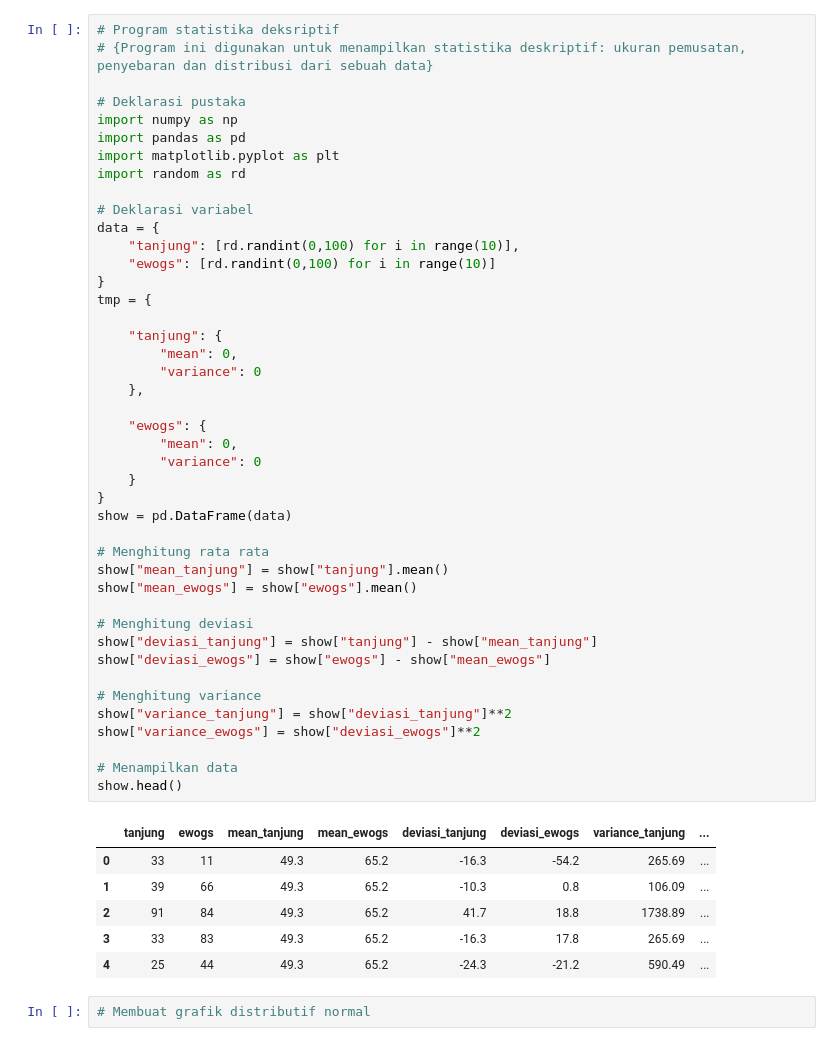
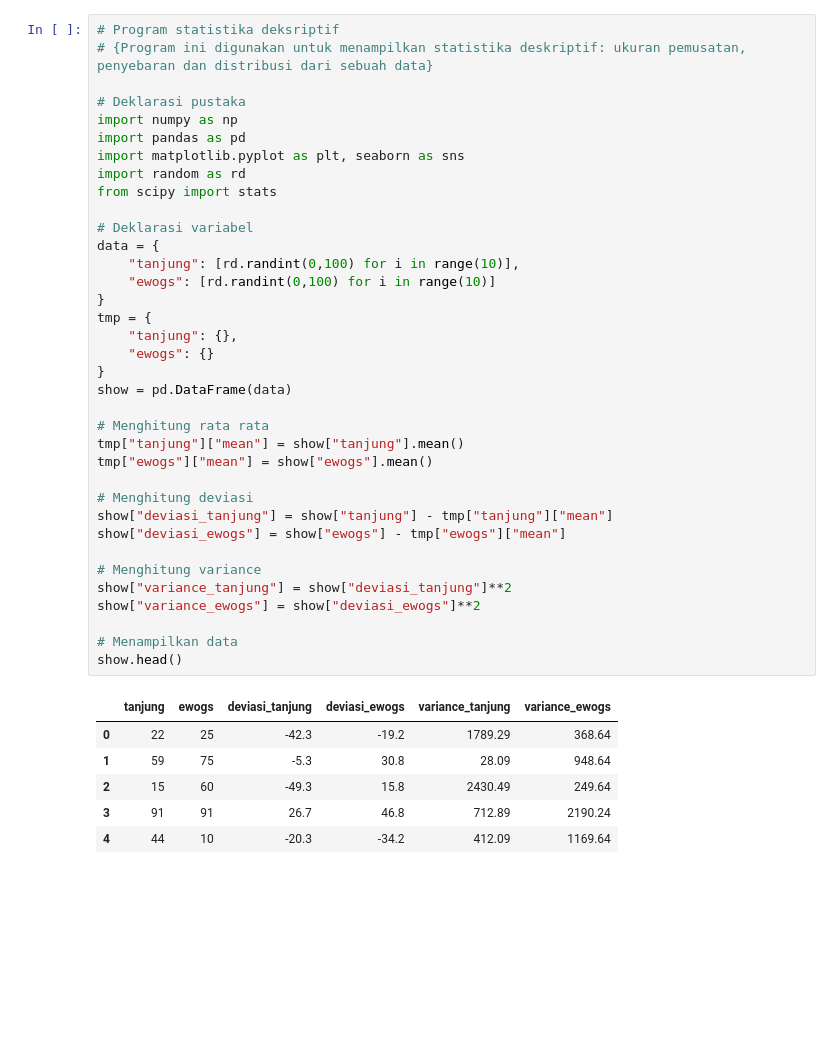
Before and after one commit to oskhar/Statistika-Deskriptif, a Jupyter notebook: Kelompok_2.ipynb, the cells around one changed output. Drawn from its saved outputs; the diff is of its cells as text; blank space fills up the shorter version.

```diff
--- a/Kelompok_2.ipynb
+++ b/Kelompok_2.ipynb
@@ -3,52 +3,43 @@
 # %%
 # Program statistika deksriptif
 # {Program ini digunakan untuk menampilkan statistika deskriptif: ukuran pemusatan, penyebaran dan distribusi dari sebuah data}
 
 # Deklarasi pustaka
 import numpy as np
 import pandas as pd
-import matplotlib.pyplot as plt
+import matplotlib.pyplot as plt, seaborn as sns
 import random as rd
+from scipy import stats
 
 # Deklarasi variabel
 data = {
     "tanjung": [rd.randint(0,100) for i in range(10)],
     "ewogs": [rd.randint(0,100) for i in range(10)]
 }
 tmp = {
-
-    "tanjung": {
-        "mean": 0,
-        "variance": 0
-    },
-
-    "ewogs": {
-        "mean": 0,
-        "variance": 0
-    }
+    "tanjung": {},
+    "ewogs": {}
 }
 show = pd.DataFrame(data)
 
 # Menghitung rata rata
-show["mean_tanjung"] = show["tanjung"].mean()
-show["mean_ewogs"] = show["ewogs"].mean()
+tmp["tanjung"]["mean"] = show["tanjung"].mean()
+tmp["ewogs"]["mean"] = show["ewogs"].mean()
 
 # Menghitung deviasi
-show["deviasi_tanjung"] = show["tanjung"] - show["mean_tanjung"]
-show["deviasi_ewogs"] = show["ewogs"] - show["mean_ewogs"]
+show["deviasi_tanjung"] = show["tanjung"] - tmp["tanjung"]["mean"]
+show["deviasi_ewogs"] = show["ewogs"] - tmp["ewogs"]["mean"]
 
 # Menghitung variance
 show["variance_tanjung"] = show["deviasi_tanjung"]**2
 show["variance_ewogs"] = show["deviasi_ewogs"]**2
 
 # Menampilkan data
 show.head()
 # %% [output]
-|  | tanjung | ewogs | mean_tanjung | mean_ewogs | deviasi_tanjung | deviasi_ewogs | variance_tanjung | ... |
-| 0 | 33 | 11 | 49.3 | 65.2 | -16.3 | -54.2 | 265.69 | ... |
-| 1 | 39 | 66 | 49.3 | 65.2 | -10.3 | 0.8 | 106.09 | ... |
-| 2 | 91 | 84 | 49.3 | 65.2 | 41.7 | 18.8 | 1738.89 | ... |
-| 3 | 33 | 83 | 49.3 | 65.2 | -16.3 | 17.8 | 265.69 | ... |
-| 4 | 25 | 44 | 49.3 | 65.2 | -24.3 | -21.2 | 590.49 | ... |
+|  | tanjung | ewogs | deviasi_tanjung | deviasi_ewogs | variance_tanjung | variance_ewogs |
+| 0 | 22 | 25 | -42.3 | -19.2 | 1789.29 | 368.64 |
+| 1 | 59 | 75 | -5.3 | 30.8 | 28.09 | 948.64 |
+| 2 | 15 | 60 | -49.3 | 15.8 | 2430.49 | 249.64 |
+| 3 | 91 | 91 | 26.7 | 46.8 | 712.89 | 2190.24 |
+| 4 | 44 | 10 | -20.3 | -34.2 | 412.09 | 1169.64 |
-# %%
-# Membuat grafik distributif normal
```
Also changed, not shown: parts of 1 cell of this notebook.
